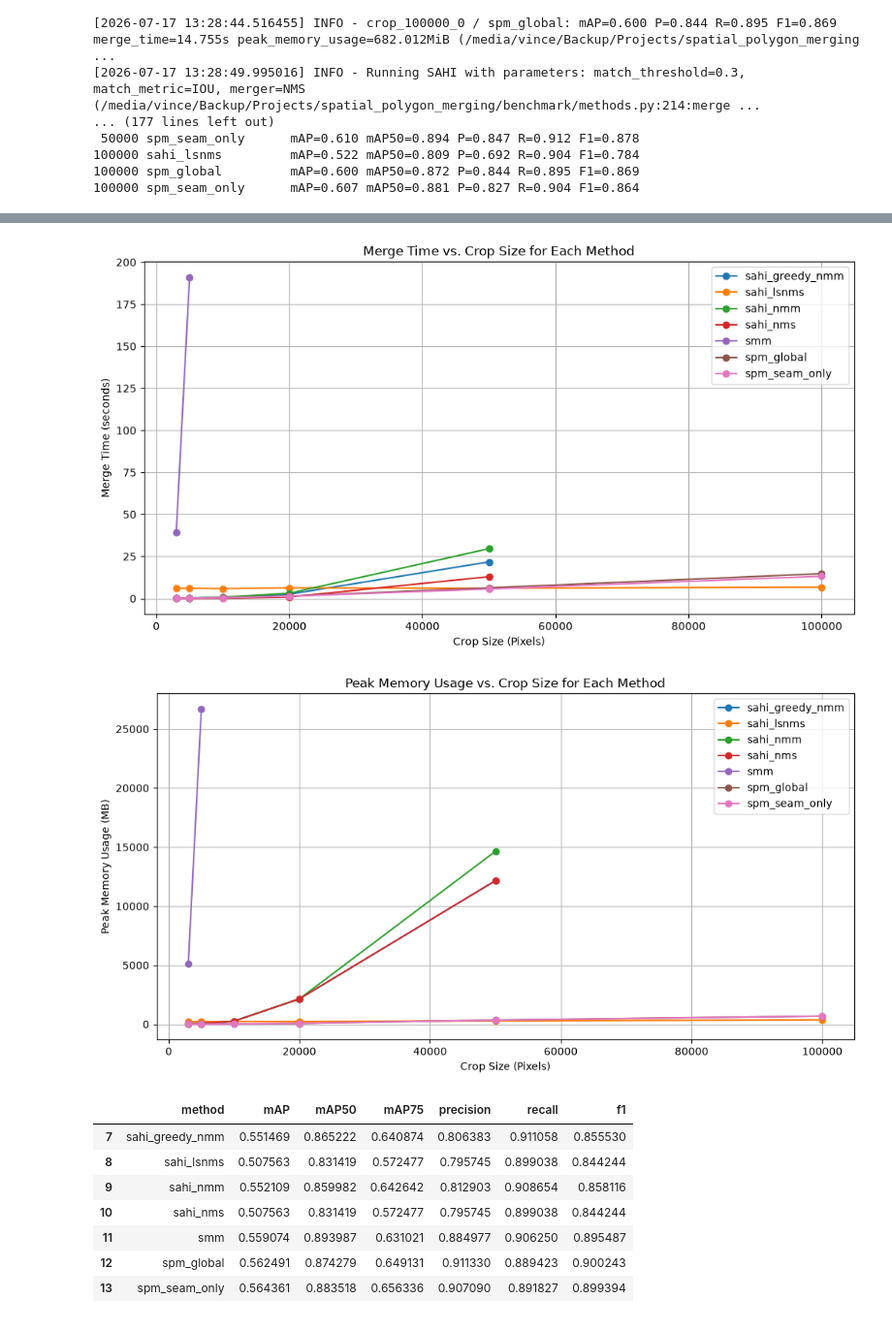
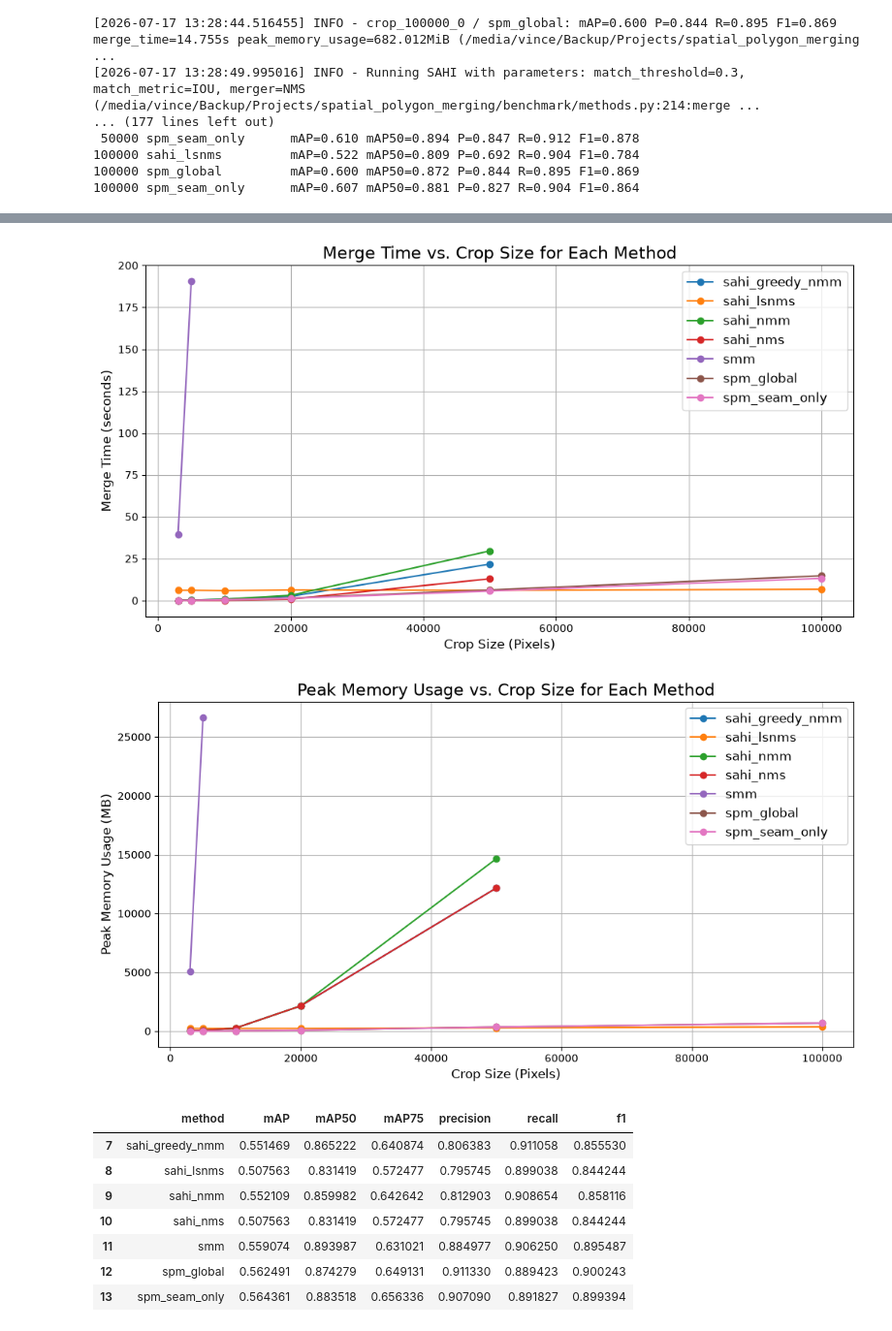
Before and after one commit to itsveence/spatial-polygon-merging, a Jupyter notebook: notebooks/benchmark.ipynb, the cells around one changed output, grey strips where cells are left out. Shown at 97% size. Drawn from its saved outputs; the diff is of its cells as text; code cells hidden in the pictures.

```diff
--- a/notebooks/benchmark.ipynb
+++ b/notebooks/benchmark.ipynb
@@ -93,33 +93,33 @@ df
 # %%
 # Visualize merge_time vs. crop_size for each method
 plt.figure(figsize=(12, 6))
 for method in df["method"].unique():
     method_data = df[df["method"] == method]
     plt.plot(method_data["crop_size"], method_data["merge_time"], marker='o', label=method)
-plt.title("Merge Time vs. Crop Size for Each Method")
-plt.xlabel("Crop Size (Pixels)")
-plt.ylabel("Merge Time (seconds)")
-plt.legend()
+plt.title("Merge Time vs. Crop Size for Each Method", fontsize=16)
+plt.xlabel("Crop Size (Pixels)", fontsize=12)
+plt.ylabel("Merge Time (seconds)", fontsize=12)
+plt.legend(fontsize=12)
 plt.grid()
 plt.savefig("results/merge_time_vs_crop_size.png")
 plt.show()
 # %% [output]
-[figure, old version]
+[figure, new version]
 # %%
 # Visualize peak_memory_usage vs. number of polygons for each method
 plt.figure(figsize=(12, 6))
 for method in df["method"].unique():
     method_data = df[df["method"] == method]
     plt.plot(method_data["crop_size"], method_data["peak_memory_usage"], marker='o', label=method)
-plt.title("Peak Memory Usage vs. Crop Size for Each Method")
-plt.xlabel("Crop Size (Pixels)")
-plt.ylabel("Peak Memory Usage (MB)")
-plt.legend()
+plt.title("Peak Memory Usage vs. Crop Size for Each Method", fontsize=16)
+plt.xlabel("Crop Size (Pixels)", fontsize=12)
+plt.ylabel("Peak Memory Usage (MB)", fontsize=12)
+plt.legend(fontsize=12)
 plt.grid()
 plt.savefig("results/peak_memory_usage_vs_crop_size.png")
 plt.show()
 # %% [output]
-[figure, old version]
+[figure, new version]
 # %%
 # Get the metrics for each method at the 5000 crop size (where all methods have results)
 df_metrics_5000 = df[df["crop_size"] == 5000][["method","mAP", "mAP50", "mAP75", "precision", "recall", "f1"]]
```
Also changed, not shown: parts of 7 cells of this notebook, 4 other files.
